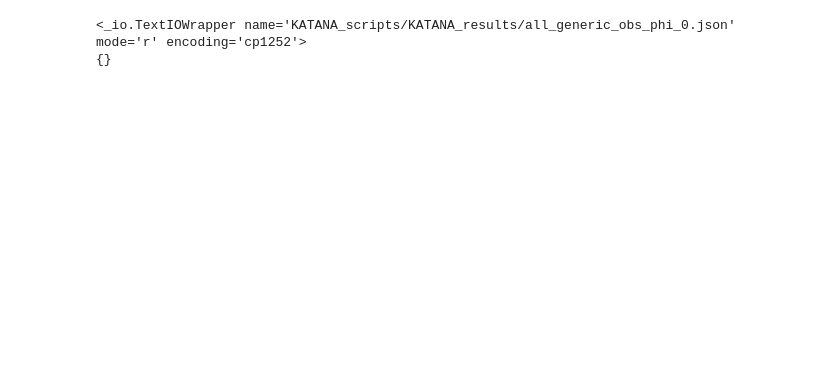
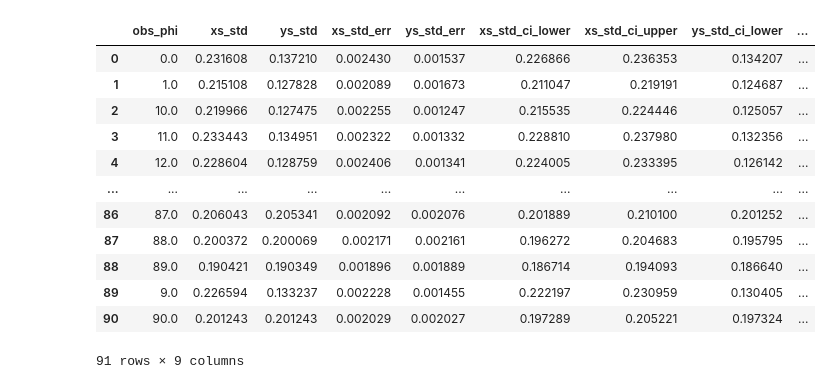
Before and after one commit to ConaireD/SHERA_Stellar_Noise, a Jupyter notebook: JSON2CSV.ipynb, the cells around one changed output. Saved outputs shown, nothing was run; the diff lists cells and outputs as text; code cells hidden in the pictures; blank space fills up the shorter version.

```diff
--- a/JSON2CSV.ipynb
+++ b/JSON2CSV.ipynb
@@ -17,7 +22,3 @@ minima_uniform = [f for f in all_files if 'all_minima_uniform_obs_phi' in f]
 minima = [f for f in all_files if 'all_minima_obs' in f]
 maxima_uniform = [f for f in all_files if 'all_maxima_uniform_obs_phi' in f]
 maxima = [f for f in all_files if 'all_maxima_obs' in f]
-# %%
-# Load from a JSON file
-with open('KATANA_scripts/KATANA_results/'+generic[1], "r") as file:
-    your_dict = json.load(file)
@@ -26,10 +62,32 @@ JSONDecodeError: Expecting value: line 1 column 259 (char 258)
 # %%
-with open('KATANA_scripts/KATANA_results/' + generic[0], "r") as file:
-    print(file)
-    content = file.read()
+# fix maxima
+df = pd.DataFrame(columns=['obs_phi',
+    'xs_std', 'ys_std', 'xs_std_err', 'ys_std_err',
+    'xs_std_ci_lower', 'xs_std_ci_upper',
+    'ys_std_ci_lower', 'ys_std_ci_upper'
+])
 
-parsed_results = parse_partial_json(content)
-print(parsed_results)
+for i in range(len(maxima)):
+    with open('SimulationData/' + maxima[i], "r") as file:
+        content = file.read()
+        match = int(re.search(r'_phi_(\d+)', maxima[i]).group(1))
+        # match = np.float64(re.search(r'_lat([\d.]+)', eq_butterfly_lat[i]).group(1)[:-1])
+        df.loc[len(df)] = [match] + recover_data(content)
+
+
+df.to_csv('maxima.csv')
+df
 # %% [output]
+|  | obs_phi | xs_std | ys_std | xs_std_err | ys_std_err | xs_std_ci_lower | xs_std_ci_upper | ys_std_ci_lower | ... |
+| 0 | 0.0 | 0.231608 | 0.137210 | 0.002430 | 0.001537 | 0.226866 | 0.236353 | 0.134207 | ... |
+| 1 | 1.0 | 0.215108 | 0.127828 | 0.002089 | 0.001673 | 0.211047 | 0.219191 | 0.124687 | ... |
+| 2 | 10.0 | 0.219966 | 0.127475 | 0.002255 | 0.001247 | 0.215535 | 0.224446 | 0.125057 | ... |
+| 3 | 11.0 | 0.233443 | 0.134951 | 0.002322 | 0.001332 | 0.228810 | 0.237980 | 0.132356 | ... |
+| 4 | 12.0 | 0.228604 | 0.128759 | 0.002406 | 0.001341 | 0.224005 | 0.233395 | 0.126142 | ... |
+| ... | ... | ... | ... | ... | ... | ... | ... | ... | ... |
+| 86 | 87.0 | 0.206043 | 0.205341 | 0.002092 | 0.002076 | 0.201889 | 0.210100 | 0.201252 | ... |
+| 87 | 88.0 | 0.200372 | 0.200069 | 0.002171 | 0.002161 | 0.196272 | 0.204683 | 0.195795 | ... |
+| 88 | 89.0 | 0.190421 | 0.190349 | 0.001896 | 0.001889 | 0.186714 | 0.194093 | 0.186640 | ... |
+| 89 | 9.0 | 0.226594 | 0.133237 | 0.002228 | 0.001455 | 0.222197 | 0.230959 | 0.130405 | ... |
+| 90 | 90.0 | 0.201243 | 0.201243 | 0.002029 | 0.002027 | 0.197289 | 0.205221 | 0.197324 | ... |
-<_io.TextIOWrapper name='KATANA_scripts/KATANA_results/all_generic_obs_phi_0.json' mode='r' encoding='cp1252'>
-{}
+91 rows × 9 columns
```
Also changed, not shown: parts of 8 cells of this notebook.
